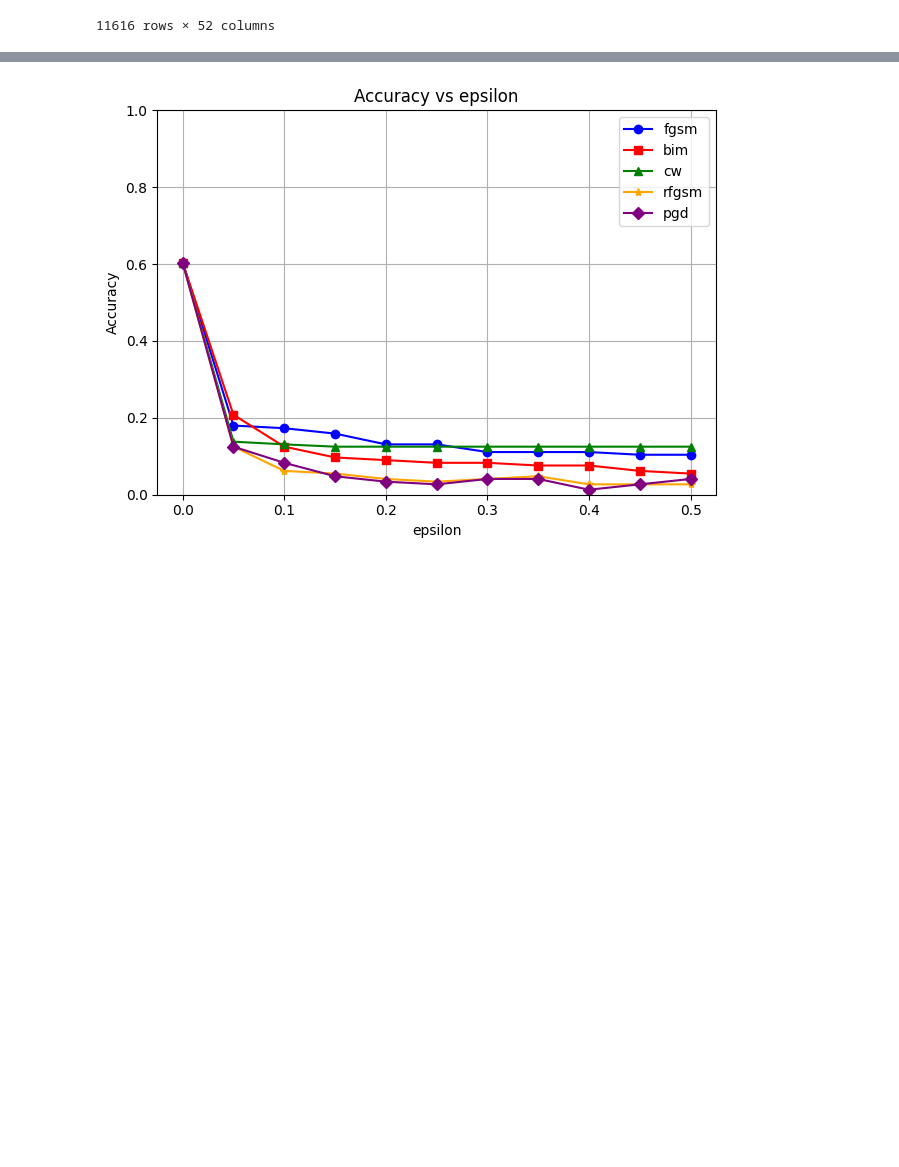
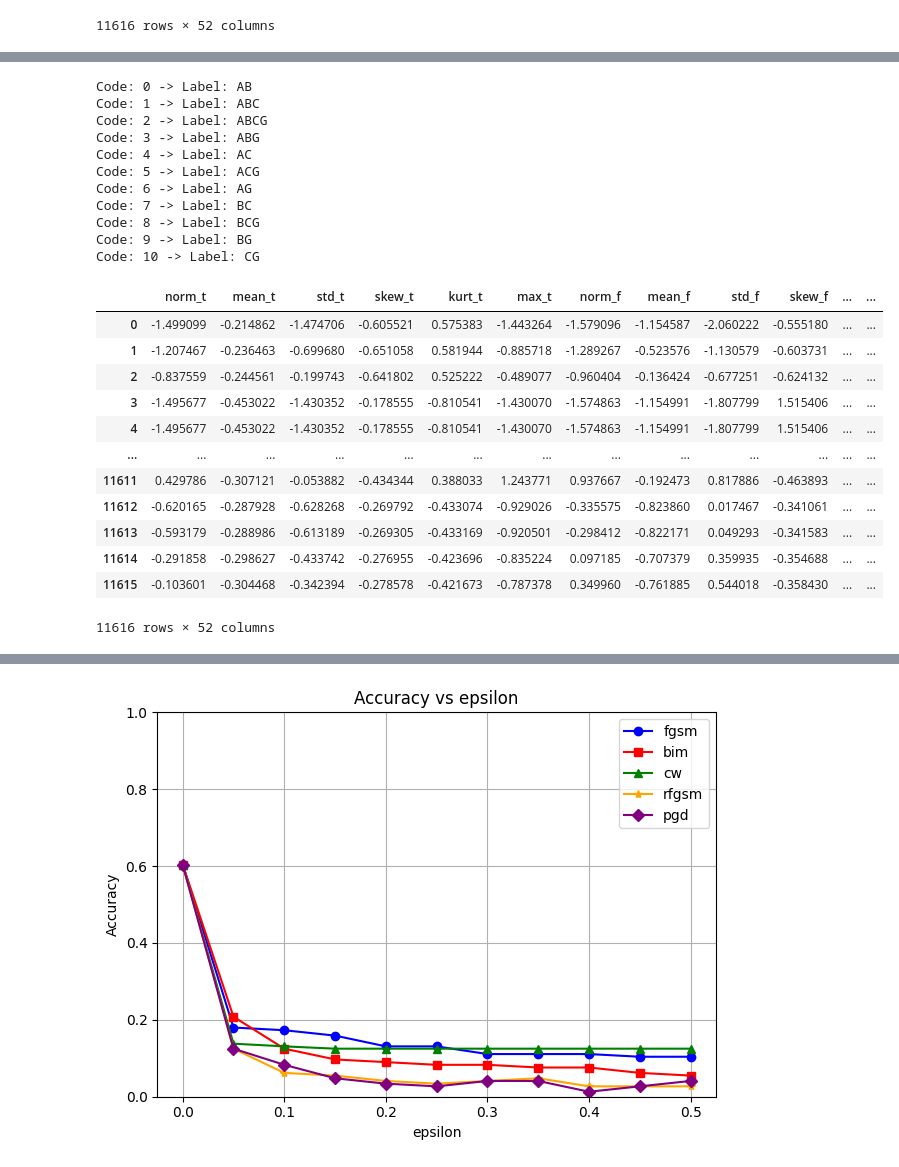
Before and after one commit to emadef1/FaultGuard, a Jupyter notebook: Fault_type.ipynb, the cells around one changed output, grey strips where cells are left out. Saved outputs shown, nothing was run; the diff lists cells and outputs as text; code cells hidden in the pictures; blank space fills up the shorter version.

```diff
--- a/Fault_type.ipynb
+++ b/Fault_type.ipynb
@@ -227,0 +290,39 @@ test_loader = torch.utils.data.DataLoader(dataset=test_dataset,
+# %%
+from sklearn.preprocessing import LabelEncoder
+
+# Assuming 'marker' is a categorical column in your DataFrame
+encoder = LabelEncoder()
+result_df['faultLabel'] = encoder.fit_transform(result_df['faultLabel'])
+
+# Retrieve the mapping of numerical codes to original class labels
+class_labels = encoder.classes_
+
+# Display the mapping
+for code, label in enumerate(class_labels):
+    print(f'Code: {code} -> Label: {label}')
+result_df
+# %% [output]
+Code: 0 -> Label: AB
+Code: 1 -> Label: ABC
+Code: 2 -> Label: ABCG
+Code: 3 -> Label: ABG
+Code: 4 -> Label: AC
+Code: 5 -> Label: ACG
+Code: 6 -> Label: AG
+Code: 7 -> Label: BC
+Code: 8 -> Label: BCG
+Code: 9 -> Label: BG
+Code: 10 -> Label: CG
+|  | norm_t | mean_t | std_t | skew_t | kurt_t | max_t | norm_f | mean_f | std_f | skew_f | ... | ... |
+| 0 | -1.499099 | -0.214862 | -1.474706 | -0.605521 | 0.575383 | -1.443264 | -1.579096 | -1.154587 | -2.060222 | -0.555180 | ... | ... |
+| 1 | -1.207467 | -0.236463 | -0.699680 | -0.651058 | 0.581944 | -0.885718 | -1.289267 | -0.523576 | -1.130579 | -0.603731 | ... | ... |
+| 2 | -0.837559 | -0.244561 | -0.199743 | -0.641802 | 0.525222 | -0.489077 | -0.960404 | -0.136424 | -0.677251 | -0.624132 | ... | ... |
+| 3 | -1.495677 | -0.453022 | -1.430352 | -0.178555 | -0.810541 | -1.430070 | -1.574863 | -1.154991 | -1.807799 | 1.515406 | ... | ... |
+| 4 | -1.495677 | -0.453022 | -1.430352 | -0.178555 | -0.810541 | -1.430070 | -1.574863 | -1.154991 | -1.807799 | 1.515406 | ... | ... |
+| ... | ... | ... | ... | ... | ... | ... | ... | ... | ... | ... | ... | ... |
+| 11611 | 0.429786 | -0.307121 | -0.053882 | -0.434344 | 0.388033 | 1.243771 | 0.937667 | -0.192473 | 0.817886 | -0.463893 | ... | ... |
+| 11612 | -0.620165 | -0.287928 | -0.628268 | -0.269792 | -0.433074 | -0.929026 | -0.335575 | -0.823860 | 0.017467 | -0.341061 | ... | ... |
+| 11613 | -0.593179 | -0.288986 | -0.613189 | -0.269305 | -0.433169 | -0.920501 | -0.298412 | -0.822171 | 0.049293 | -0.341583 | ... | ... |
+| 11614 | -0.291858 | -0.298627 | -0.433742 | -0.276955 | -0.423696 | -0.835224 | 0.097185 | -0.707379 | 0.359935 | -0.354688 | ... | ... |
+| 11615 | -0.103601 | -0.304468 | -0.342394 | -0.278578 | -0.421673 | -0.787378 | 0.349960 | -0.761885 | 0.544018 | -0.358430 | ... | ... |
+11616 rows × 52 columns
```
Also changed, not shown: parts of 13 cells of this notebook, 1 other file.
